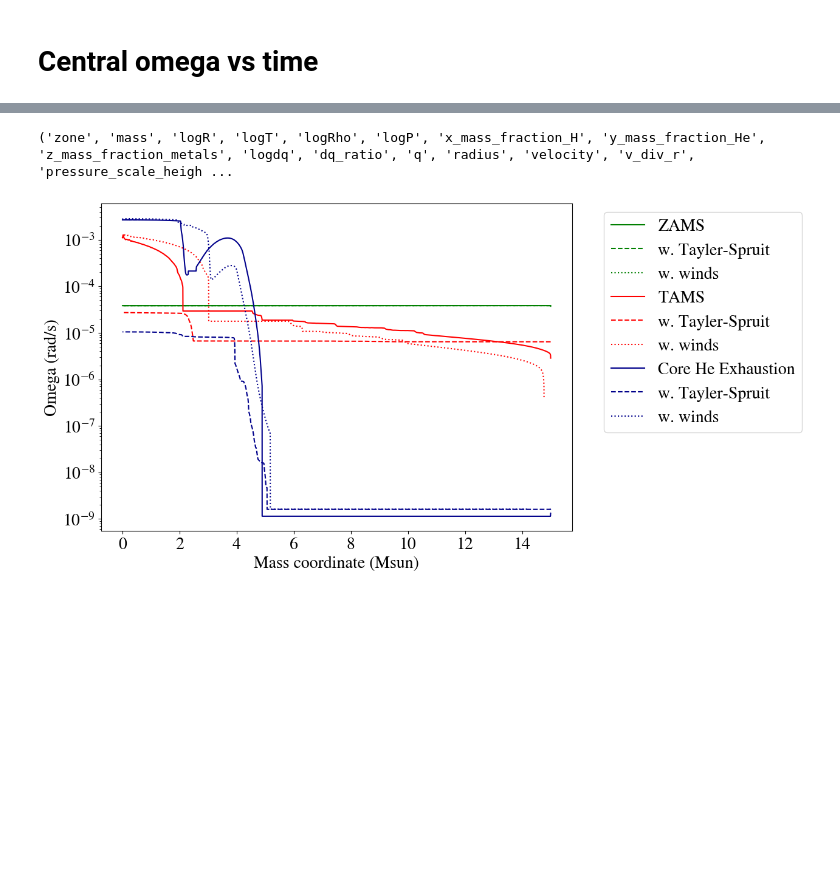
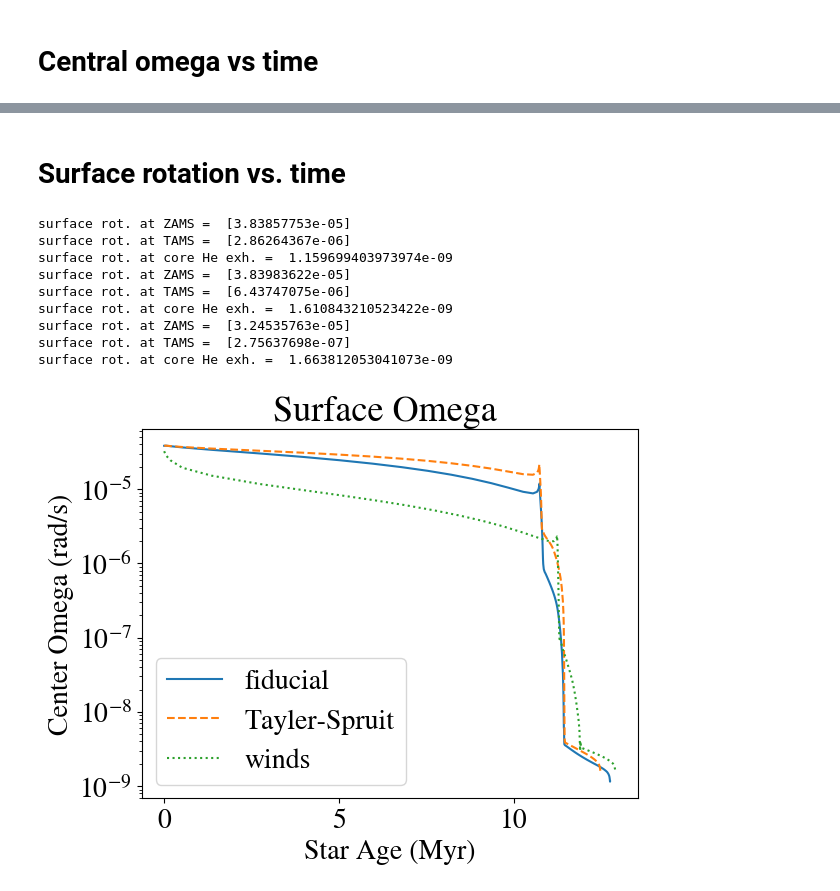
Before and after one commit to LiekeVanSon/liekevanson.github.io, a Jupyter notebook: IAUhackathon/Solutions/Day2_winds.ipynb, the cells around one changed output, grey strips where cells are left out. Cells and saved outputs as stored; diff of their text form; code cells hidden in the pictures; blank space fills up the shorter version.

```diff
--- a/IAUhackathon/Solutions/Day2_winds.ipynb
+++ b/IAUhackathon/Solutions/Day2_winds.ipynb
@@ -53,28 +54,30 @@ plt.show()
-# %%
-print(profile_ZAMS.bulk_names)
-# print(profile_ZAMS.header_names)
-
-fig, ax = plt.subplots(figsize = (10,7))
-
-plt.plot(profile_ZAMS.mass, profile_ZAMS.omega, color = 'green', label = 'ZAMS')
-plt.plot(profile_ZAMS_AM.mass, profile_ZAMS_AM.omega, color = 'green', ls = '--', label = 'w. Tayler-Spruit')
-plt.plot(profile_ZAMS_winds.mass, profile_ZAMS_winds.omega, color = 'green', ls = ":", label = 'w. winds')
-
-plt.plot(profile_TAMS.mass, profile_TAMS.omega, color = 'red', label = 'TAMS')
-plt.plot(profile_TAMS_AM.mass, profile_TAMS_AM.omega, color = 'red', ls = '--', label = 'w. Tayler-Spruit')
-plt.plot(profile_TAMS_winds.mass, profile_TAMS_winds.omega, color = 'red', ls = ":", label = 'w. winds')
-
-plt.plot(profile_He_exhaust.mass, profile_He_exhaust.omega, color = 'darkblue', label = 'Core He Exhaustion')
-plt.plot(profile_He_exhaust_AM.mass, profile_He_exhaust_AM.omega, color = 'darkblue', ls = '--', label = 'w. Tayler-Spruit')
-plt.plot(profile_He_exhaust_winds.mass, profile_He_exhaust_winds.omega, color = 'darkblue', ls = ":", label = 'w. winds')
-
-# Plot values
-plt.xlabel('Mass coordinate (Msun)')
-plt.ylabel('Omega (rad/s)')
-plt.legend(bbox_to_anchor=(1.05, 1), loc='upper left')
-plt.yscale('log')
-# plt.savefig('omega_profile.png', bbox_inches = 'tight')
-plt.show()
-# %% [output]
-('zone', 'mass', 'logR', 'logT', 'logRho', 'logP', 'x_mass_fraction_H', 'y_mass_fraction_He', 'z_mass_fraction_metals', 'logdq', 'dq_ratio', 'q', 'radius', 'velocity', 'v_div_r', 'pressure_scale_heigh ...
-[figure, removed]
+# %% [markdown]
+# Surface rotation vs. time
+# %%
+# # # # # # # # # # # # # # #
+plt.title('Surface Omega ')
+labels = ['fiducial', 'Tayler-Spruit', 'winds']
+linstyles = ['-','--',':']
+for i, hist in enumerate([histdata,histdata_AM,histdata_winds]):
+    print('surface rot. at ZAMS = ', hist.surf_avg_omega[hist.model_number == 1])
+    print('surface rot. at TAMS = ', hist.surf_avg_omega[hist.model_number == 200])
+    print('surface rot. at core He exh. = ', hist.surf_avg_omega[-1])
+    plt.plot(hist.star_age/1e6, hist.surf_avg_omega, label = labels[i], ls = linstyles[i])
+                # c = hist.center_he4, cmap = 'viridis', vmin = 0, vmax =1)
+# plt.colorbar(label = 'Center He4')
+plt.xlabel('Star Age (Myr)')
+plt.ylabel('Center Omega (rad/s)')
+plt.yscale('log')
+plt.legend()
+plt.show()
+# %% [output]
+surface rot. at ZAMS =  [3.83857753e-05]
+surface rot. at TAMS =  [2.86264367e-06]
+surface rot. at core He exh. =  1.159699403973974e-09
+surface rot. at ZAMS =  [3.83983622e-05]
+surface rot. at TAMS =  [6.43747075e-06]
+surface rot. at core He exh. =  1.610843210523422e-09
+surface rot. at ZAMS =  [3.24535763e-05]
+surface rot. at TAMS =  [2.75637698e-07]
+surface rot. at core He exh. =  1.663812053041073e-09
+[figure, added]
```
Also changed, not shown: parts of 12 cells of this notebook, 8 other files.
